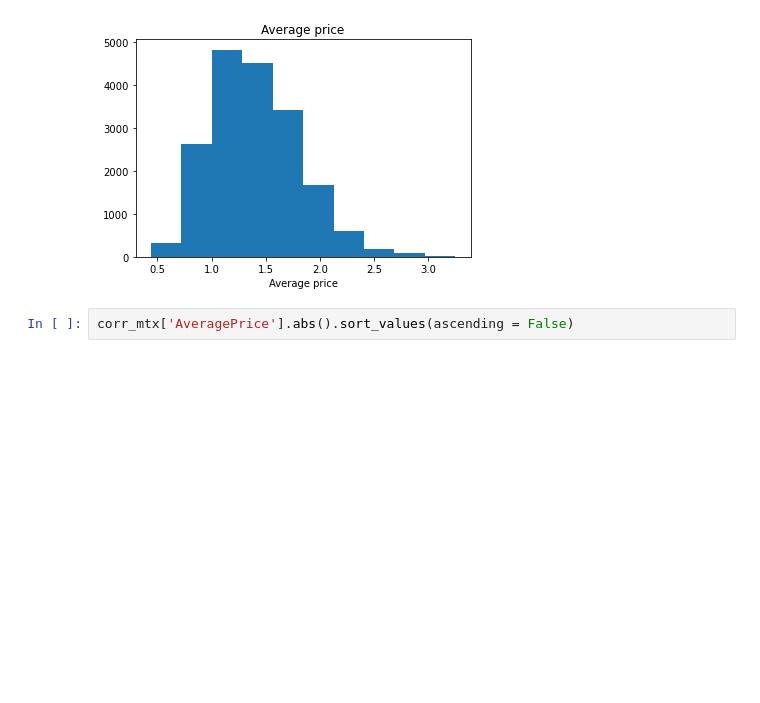
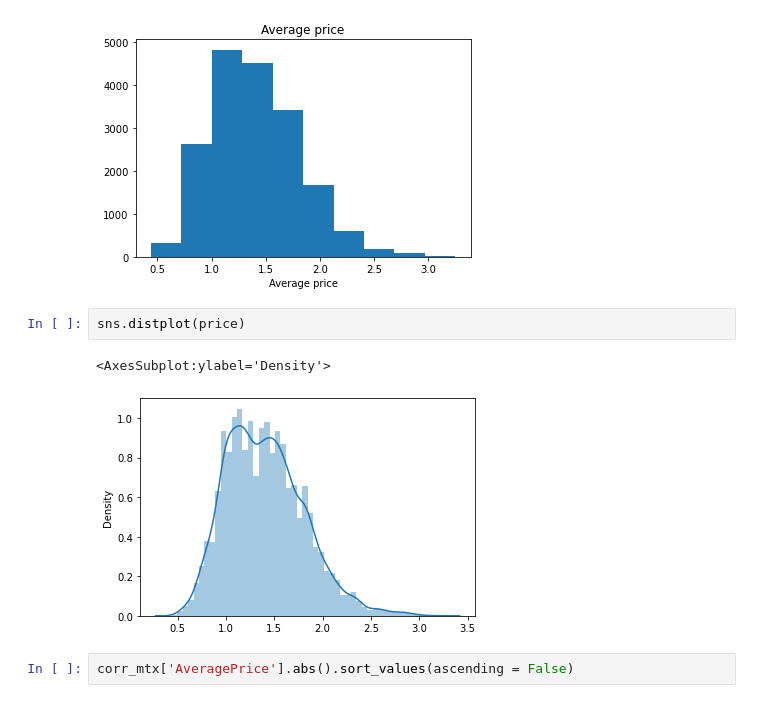
Before and after one commit to xuangao6/Avocado-Price-Regression-MachineLearning, a Jupyter notebook: kunlei_svm.ipynb, the cells around one changed output. Saved outputs shown, nothing was run; the diff lists cells and outputs as text; blank space fills up the shorter version.

```diff
--- a/kunlei_svm.ipynb
+++ b/kunlei_svm.ipynb
@@ -77,6 +77,11 @@ The correlation matrix:
 Text(0.5, 1.0, 'Average price')
 [figure]
 [figure]
+# %%
+sns.distplot(price)
+# %% [output]
+<AxesSubplot:ylabel='Density'>
+[figure, added]
 # %%
 corr_mtx['AveragePrice'].abs().sort_values(ascending = False)
 # %% [output]
```
Also changed, not shown: parts of 4 cells of this notebook.
